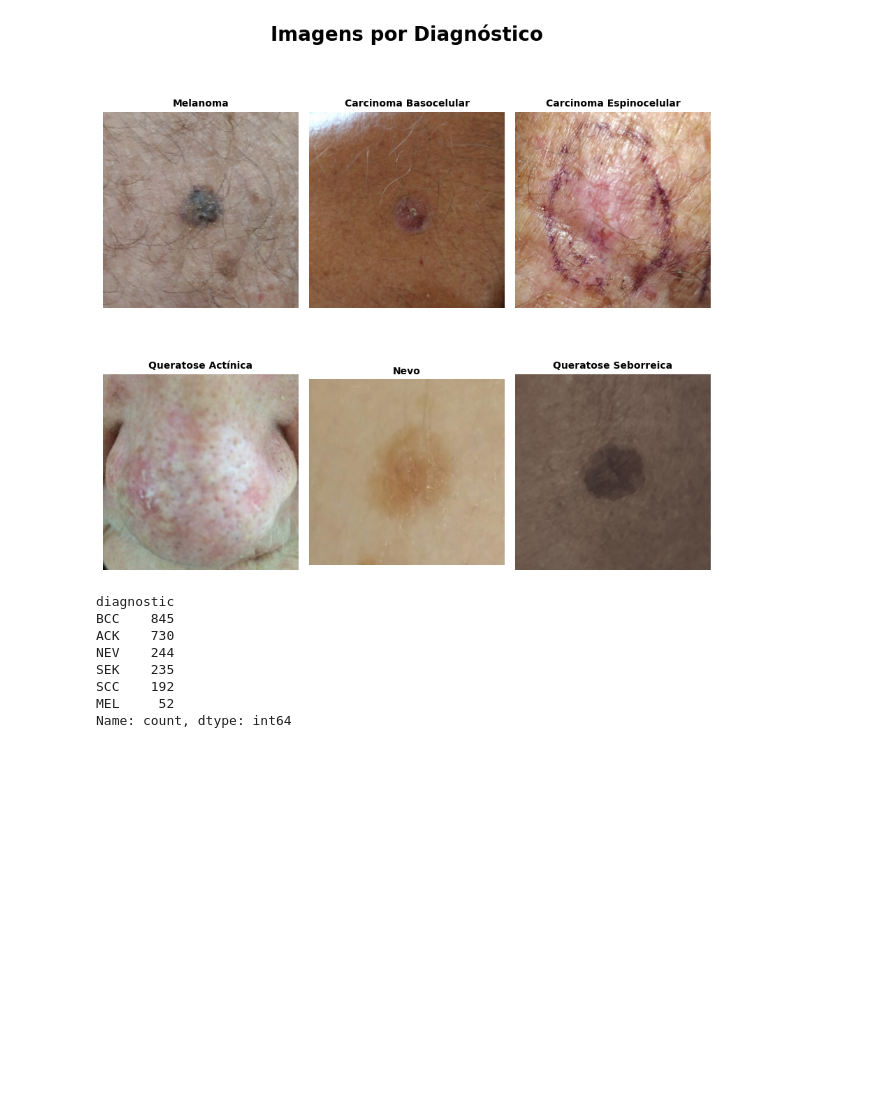
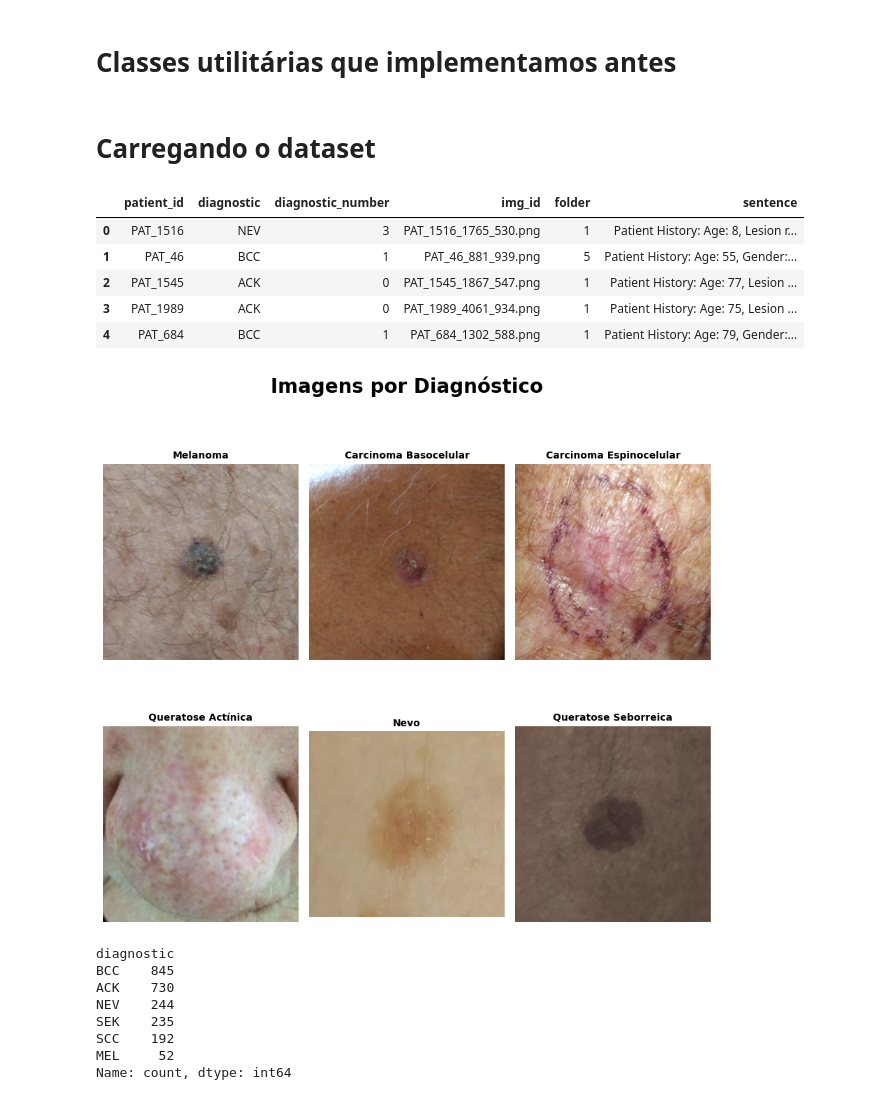
Before and after one commit to peuBouzon/workshop-transformers, a Jupyter notebook: exemplos/3-desafio_multimodal_resposta.ipynb, the cells around one changed output. Drawn from its saved outputs; the diff is of its cells as text; code cells hidden in the pictures; blank space fills up the shorter version.

```diff
--- a/exemplos/3-desafio_multimodal_resposta.ipynb
+++ b/exemplos/3-desafio_multimodal_resposta.ipynb
@@ -28,3 +35,5 @@ LEARNING_RATE = 5e-5
 BLOCK_SIZE = 256
 DEVICE = 'cuda' if torch.cuda.is_available() else 'cpu'
 IMAGE_DIR = '/home/pedrobouzon/life/datasets/pad-ufes-20/images/'
+# %% [markdown]
+# Classes utilitárias que implementamos antes
@@ -31,8 +184,59 @@ IMAGE_DIR = '/home/pedrobouzon/life/datasets/pad-ufes-20/images/'
+# %% [markdown]
+# Carregando o dataset
 # %%
 df = pd.read_csv('data/skincancer.csv')
-plot_sample_images(df, IMAGE_DIR)
+df.head()
 # %% [output]
-[figure, removed]
+|  | patient_id | diagnostic | diagnostic_number | img_id | folder | sentence |
+| 0 | PAT_1516 | NEV | 3 | PAT_1516_1765_530.png | 1 | Patient History: Age: 8, Lesion r... |
+| 1 | PAT_46 | BCC | 1 | PAT_46_881_939.png | 5 | Patient History: Age: 55, Gender:... |
+| 2 | PAT_1545 | ACK | 0 | PAT_1545_1867_547.png | 1 | Patient History: Age: 77, Lesion ... |
+| 3 | PAT_1989 | ACK | 0 | PAT_1989_4061_934.png | 1 | Patient History: Age: 75, Lesion ... |
+| 4 | PAT_684 | BCC | 1 | PAT_684_1302_588.png | 1 | Patient History: Age: 79, Gender:... |
+# %%
+def plot_sample_images(df, IMAGE_DIR):
+  unique_df = df.groupby('diagnostic').sample(n=1, random_state=16).reset_index(drop=True)
+  unique_df['diagnostic'] = pd.Categorical(unique_df['diagnostic'], categories=['MEL', 'BCC', 'SCC', 'ACK', 'NEV', 'SEK'], ordered=True)
+  unique_df = unique_df.sort_values('diagnostic').reset_index(drop=True)
+
+  n_rows = 2
+  n_cols = 3
+
+  fig, axes = plt.subplots(n_rows, n_cols, figsize=(9, 9))
+  fig.patch.set_facecolor('white')
+
+  axes = axes.flatten()
+
+  for i, ax in enumerate(axes):
+      ax.axis('off')
+      if i < len(unique_df):
+          img_path = Path(IMAGE_DIR) / unique_df['img_id'][i]
+          diagnosis_names = {
+              'BCC': 'Carcinoma Basocelular',
+              'SCC': 'Carcinoma Espinocelular',
+              'NEV': 'Nevo',
+              'MEL': 'Melanoma',
+              'ACK': 'Queratose Actínica',
+              'SEK': 'Queratose Seborreica'
+          }
+          current_diagnosis = diagnosis_names[unique_df['diagnostic'][i]]
+
+          img = mpimg.imread(img_path)
+          ax.imshow(img)
+          ax.set_title(current_diagnosis, fontsize=10, fontweight='bold')
+
+  fig.suptitle(
+      'Imagens por Diagnóstico',
+      fontsize=20,
+      fontweight='bold',
+      y=0.98
+  )
+  plt.tight_layout(rect=[0, 0, 1, 1])
+  plt.show()
+
+plot_sample_images(df, IMAGE_DIR)
+# %% [output]
+[figure, added]
 # %%
 df['diagnostic'].value_counts()
 # %% [output]
```
Also changed, not shown: parts of 13 cells of this notebook.
